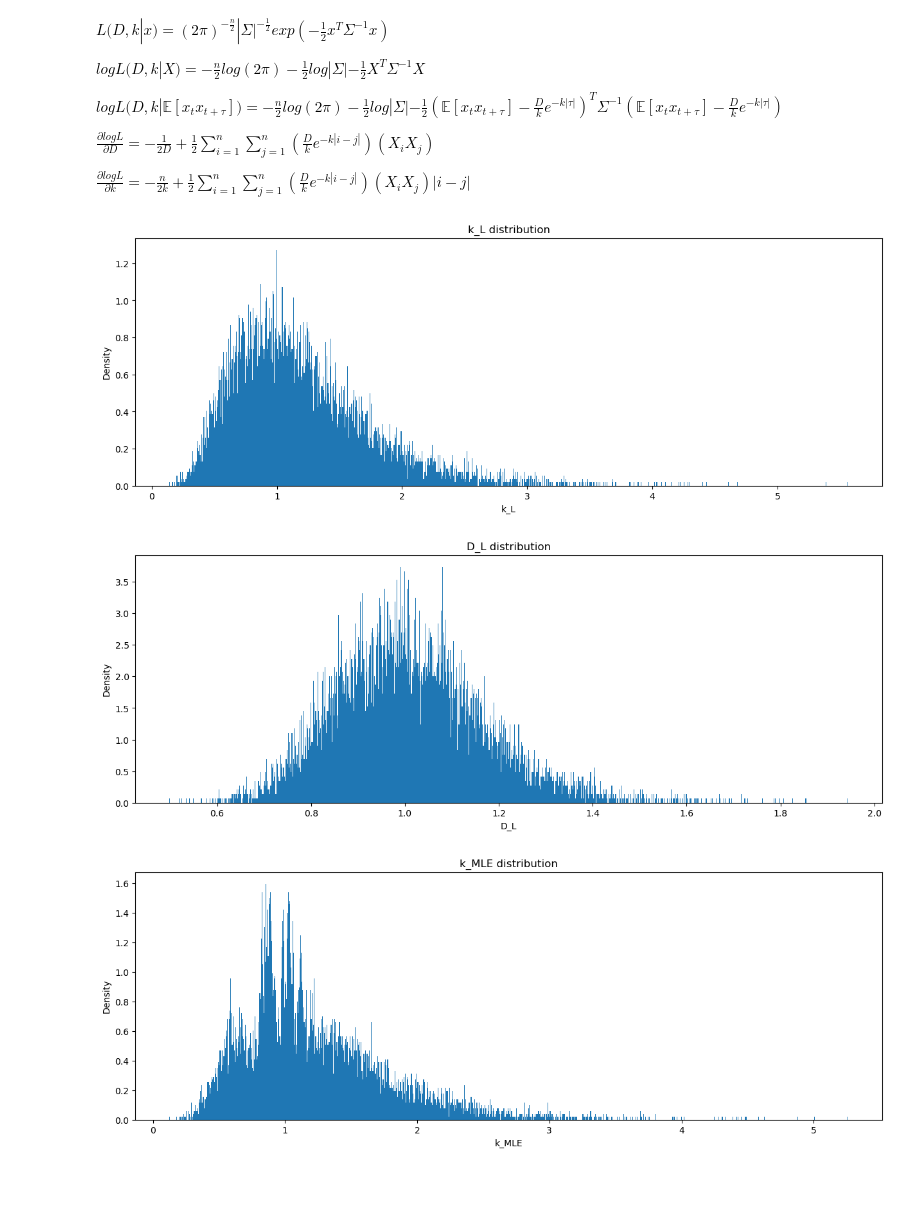
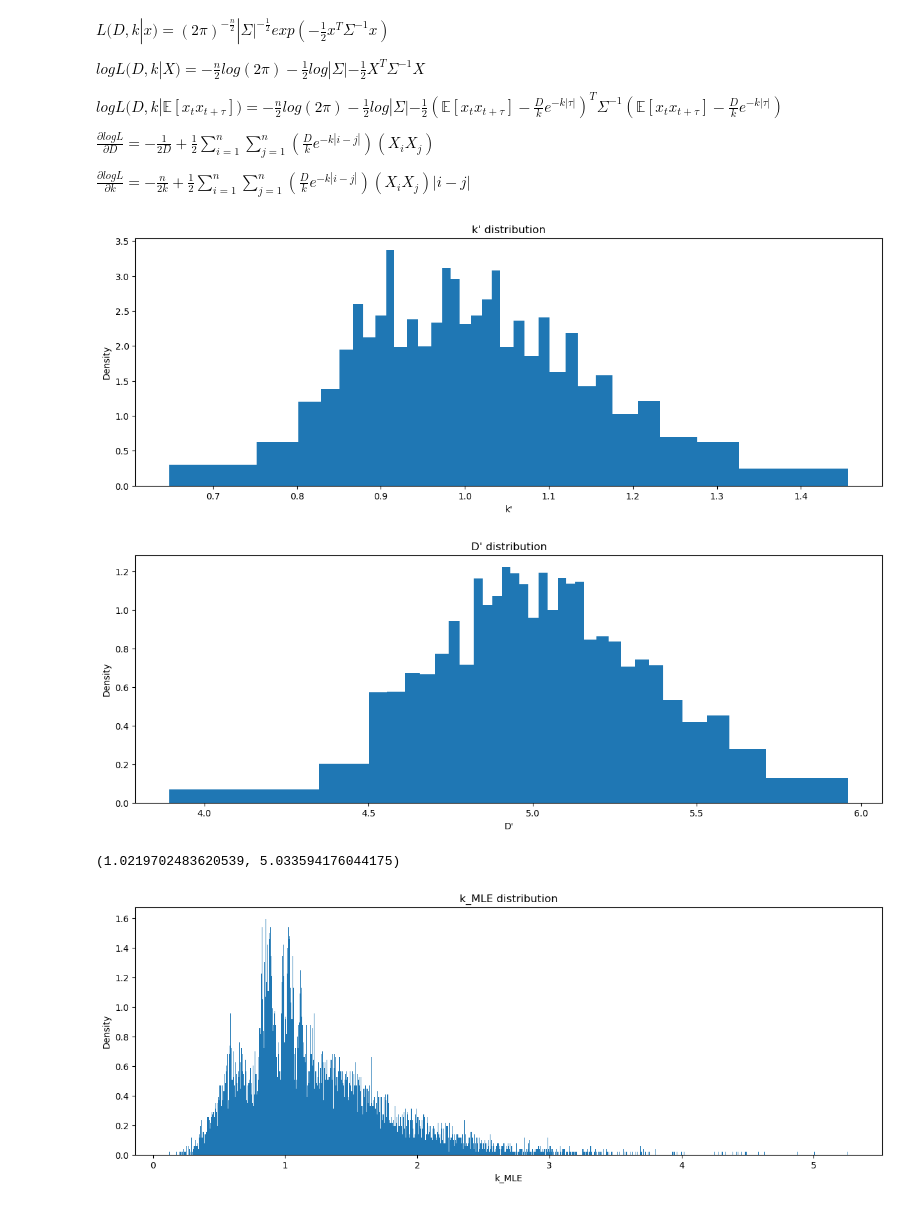
Before and after one commit to db14401/M4R, a Jupyter notebook: SDE_numerical_solution.ipynb, the cells around one changed output. Drawn from its saved outputs; the diff is of its cells as text; code cells hidden in the pictures.

```diff
--- a/SDE_numerical_solution.ipynb
+++ b/SDE_numerical_solution.ipynb
@@ -190,10 +190,11 @@ Now I have an approximation of D for one case. I can then repeat this over and o
 # %%
 x_0 = 0.0
 k = 0.0
-T_lim = np.array([0, 10])
+T_lim = np.array([0, 100])
 N_vals = np.logspace(1, 4, 20, dtype=int)
 D = 1.0
-M = 10000
+N = 10000
+M = 1000
 D_prime = np.zeros((np.size(N_vals, 0), M))
 
 for i, N in enumerate(N_vals):
@@ -214,9 +215,16 @@ axi[1].set_xlabel('N')
 axi[1].set_ylabel('mean(|D-D\'|^2)')
 axi[1].set_yscale('log')
 axi[1].set_xscale('log')
+
 axi[0].plot(N_vals, np.abs(1-np.mean(D_prime, axis=1)), c='b')
-axi[0].plot(N_vals, 1/np.sqrt(N_vals), c='r')
+a, b = np.polyfit(1/np.sqrt(N_vals), np.abs(1-np.mean(D_prime, axis=1)), 1)
+
+axi[0].plot(N_vals, b + a/np.sqrt(N_vals), c='r')
+
+
 axi[1].plot(N_vals, np.abs(1-np.mean(np.power(D_prime, 2), axis=1)), c='b')
-axi[1].plot(N_vals, 1/N_vals, c='r')
+
+a, b = np.polyfit(1/N_vals, np.abs(1-np.mean(np.power(D_prime, 2), axis=1)), 1)
+axi[1].plot(N_vals, b + a/N_vals, c='r')
 plt.show()
 # %% [output]
@@ -287,0 +287,17 @@ plt.show()
+# %%
+def HistogramPlot(x, title, xlabel, xlim = None):
+    '''
+    Plot a histogram of x with N_bins bins
+    '''
+    M = np.size(x, 0)
+    m = int(np.sqrt(M))
+    indices = np.arange(0, M, m)
+    ordered = np.sort(x)
+    plt.figure(figsize=(15, 5))
+    plt.title(title)
+    plt.hist(ordered, bins=ordered[indices], density=True)
+    if xlim is not None:
+        plt.xlim(xlim)
+    plt.xlabel(xlabel)
+    plt.ylabel('Density')
+    plt.show()
@@ -743,11 +720,11 @@ $\frac{\partial logL}{\partial k} = -\frac{n}{2k} + \frac{1}{2}\sum_{i=1}^{n}\su
 # %%
 x_0 = 0.0
 k = 1.0
-T_lim = np.array([0, 10])
-N = 10000
+T_lim = np.array([0, 100])
+N = 100000
 n = int(np.ceil(np.sqrt(N)))
-M = 10000
-D = 1.0
+M = 1000
+D = 5.0
 min_t = int(np.ceil(5/k))
 min_N = int(min_t*N/(T_lim[1]-T_lim[0]))
 
@@ -764,21 +741,29 @@ for i in range(M):
     covs = EstimateCovariance(x, N, n)
     k_A[i], D_A[i] = Estimate_k_D_A(covs, T_lim, N, n)
 # %%
+'''
 plt.figure(figsize=(15, 5))
 plt.title('k_L distribution')
 plt.xlabel('k_L')
 plt.ylabel('Density')
 plt.hist(k_A, bins=1000, density=True)
 plt.show()
 plt.figure(figsize=(15, 5))
 plt.title('D_L distribution')
 plt.xlabel('D_L')
 plt.ylabel('Density')
 plt.hist(D_A, bins=1000, density=True)
 plt.show()
+'''
+HistogramPlot(k_A, 'k\' distribution', 'k\'')
+HistogramPlot(D_A, 'D\' distribution', 'D\'')
 # %% [output]
-[figure, old version]
+[figure, new version]
-[figure, old version]
+[figure, new version]
+# %%
+k_A.mean(), D_A.mean()
+# %% [output]
+(1.0219702483620539, 5.033594176044175)
 # %%
 x_0 = 0.0
 k = 1.0
```
Also changed, not shown: parts of 120 cells of this notebook.
